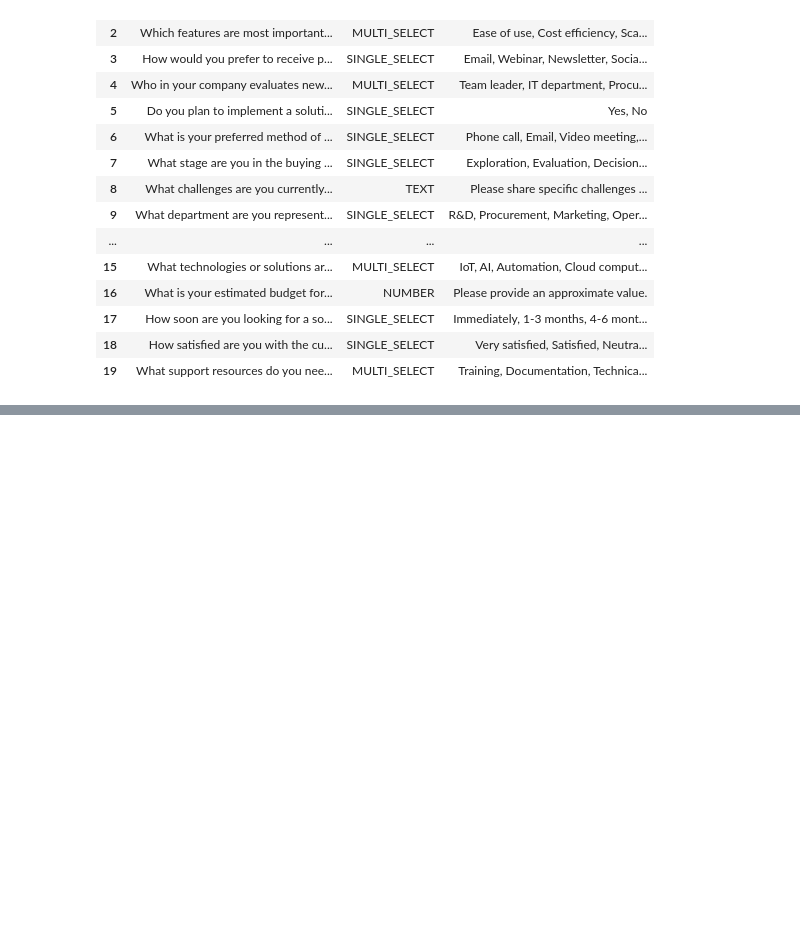
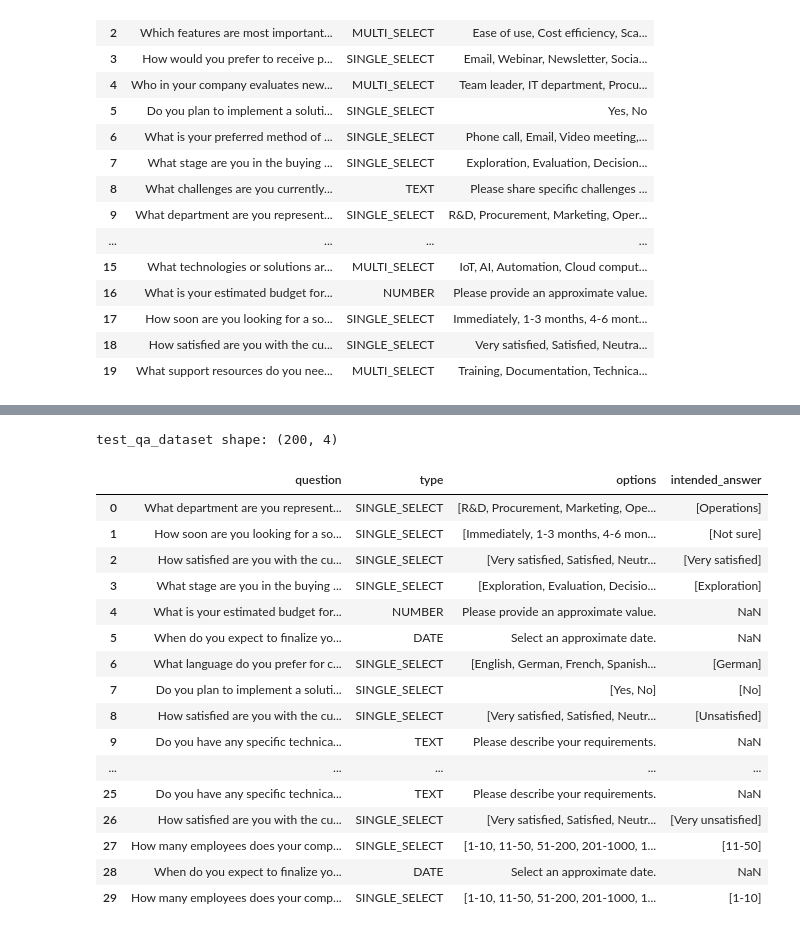
Before and after one commit to alexk2206/tds_capstone, a Jupyter notebook: test_qa_dataset.ipynb, the cells around one changed output, grey strips where cells are left out. Saved outputs shown, nothing was run; the diff lists cells and outputs as text; code cells hidden in the pictures; blank space fills up the shorter version.

```diff
--- a/test_qa_dataset.ipynb
+++ b/test_qa_dataset.ipynb
@@ -93,0 +227,6 @@ test_questions
+# %%
+selection_test_intended_answers_scaled = adjust_question_amount(selection_test_intended_answers, 'question', 1)
+
+selection_test_intended_answers_scaled_counts = selection_test_intended_answers_scaled['type'].value_counts()
+print(f'freetext_test_questions_scaled shape: {selection_test_intended_answers_scaled.shape}\ncounts per type:\n{selection_test_intended_answers_scaled_counts}')
+selection_test_intended_answers_scaled
@@ -93,0 +253,6 @@ test_questions
+# %%
+freetext_test_questions_scaled = adjust_question_amount(freetext_test_questions, 'question', 1)
+
+freetext_test_questions_scaled_counts = freetext_test_questions_scaled['type'].value_counts()
+print(f'freetext_test_questions_scaled shape: {freetext_test_questions_scaled.shape}\ncounts per type:\n{freetext_test_questions_scaled_counts}')
+freetext_test_questions_scaled
@@ -93,0 +284,26 @@ test_questions
+# %%
+combined_test_df = pd.concat([selection_test_intended_answers_scaled, freetext_test_questions_scaled], ignore_index=True)
+
+test_qa_dataset = combined_test_df.sample(frac=1, random_state=1).reset_index(drop=True)
+
+print(f'test_qa_dataset shape: {test_qa_dataset.shape}')
+test_qa_dataset.head(30)
+# %% [output]
+test_qa_dataset shape: (200, 4)
+|  | question | type | options | intended_answer |
+| 0 | What department are you represent... | SINGLE_SELECT | [R&D, Procurement, Marketing, Ope... | [Operations] |
+| 1 | How soon are you looking for a so... | SINGLE_SELECT | [Immediately, 1-3 months, 4-6 mon... | [Not sure] |
+| 2 | How satisfied are you with the cu... | SINGLE_SELECT | [Very satisfied, Satisfied, Neutr... | [Very satisfied] |
+| 3 | What stage are you in the buying ... | SINGLE_SELECT | [Exploration, Evaluation, Decisio... | [Exploration] |
+| 4 | What is your estimated budget for... | NUMBER | Please provide an approximate value. | NaN |
+| 5 | When do you expect to finalize yo... | DATE | Select an approximate date. | NaN |
+| 6 | What language do you prefer for c... | SINGLE_SELECT | [English, German, French, Spanish... | [German] |
+| 7 | Do you plan to implement a soluti... | SINGLE_SELECT | [Yes, No] | [No] |
+| 8 | How satisfied are you with the cu... | SINGLE_SELECT | [Very satisfied, Satisfied, Neutr... | [Unsatisfied] |
+| 9 | Do you have any specific technica... | TEXT | Please describe your requirements. | NaN |
+| ... | ... | ... | ... | ... |
+| 25 | Do you have any specific technica... | TEXT | Please describe your requirements. | NaN |
+| 26 | How satisfied are you with the cu... | SINGLE_SELECT | [Very satisfied, Satisfied, Neutr... | [Very unsatisfied] |
+| 27 | How many employees does your comp... | SINGLE_SELECT | [1-10, 11-50, 51-200, 201-1000, 1... | [11-50] |
+| 28 | When do you expect to finalize yo... | DATE | Select an approximate date. | NaN |
+| 29 | How many employees does your comp... | SINGLE_SELECT | [1-10, 11-50, 51-200, 201-1000, 1... | [1-10] |
```
Also changed, not shown: parts of 12 cells of this notebook.
